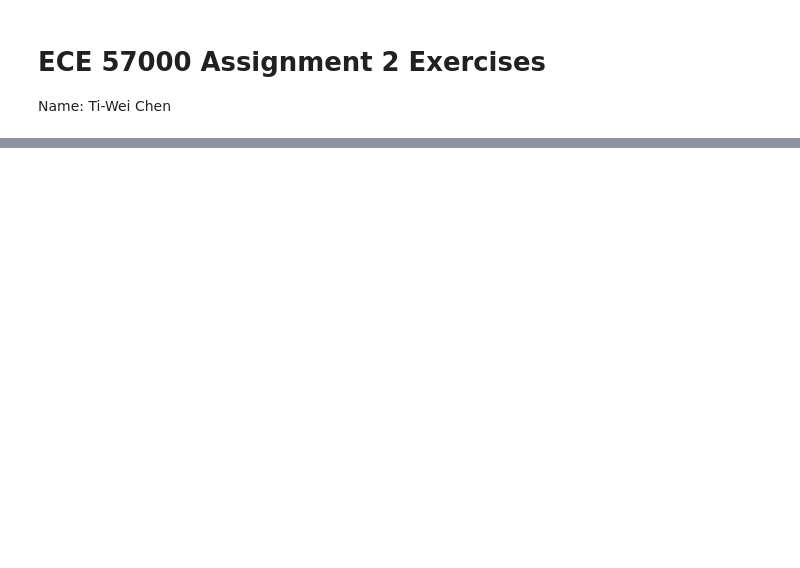
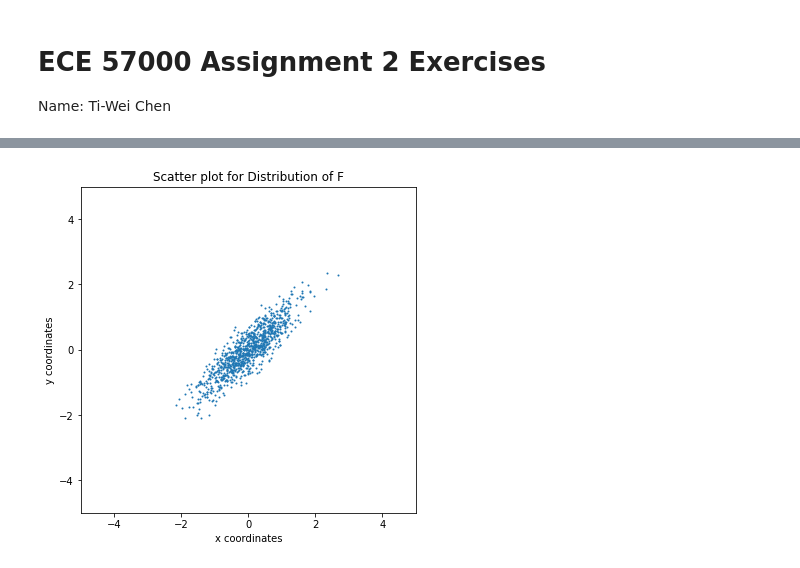
Before and after one commit to d-cen/Artificial-Intelligence, a Jupyter notebook: assignment-2/assignment-2.ipynb, the cells around one changed output, grey strips where cells are left out. Cells and saved outputs as stored; diff of their text form; code cells hidden in the pictures; blank space fills up the shorter version.

```diff
--- a/assignment-2/assignment-2.ipynb
+++ b/assignment-2/assignment-2.ipynb
@@ -186,0 +89,15 @@ The best accuracy on the testing data is 0.88125
+# %%
+R = np.array([np.sqrt(2)/2,-np.sqrt(2)/2,np.sqrt(2)/2,np.sqrt(2)/2]).reshape(2,2)
+F = np.matmul(E, R)
+
+plt.figure(figsize=(6,6))
+plt.scatter(F[:,0], F[:,1], s=1)
+plt.title("Scatter plot for Distribution of F")
+plt.xlabel("x coordinates")
+plt.ylabel("y coordinates")
+plt.xlim(-5, 5)
+plt.ylim(-5, 5)
+
+plt.show()
+# %% [output]
+[figure, added]
```
Also changed, not shown: parts of 24 cells of this notebook.
